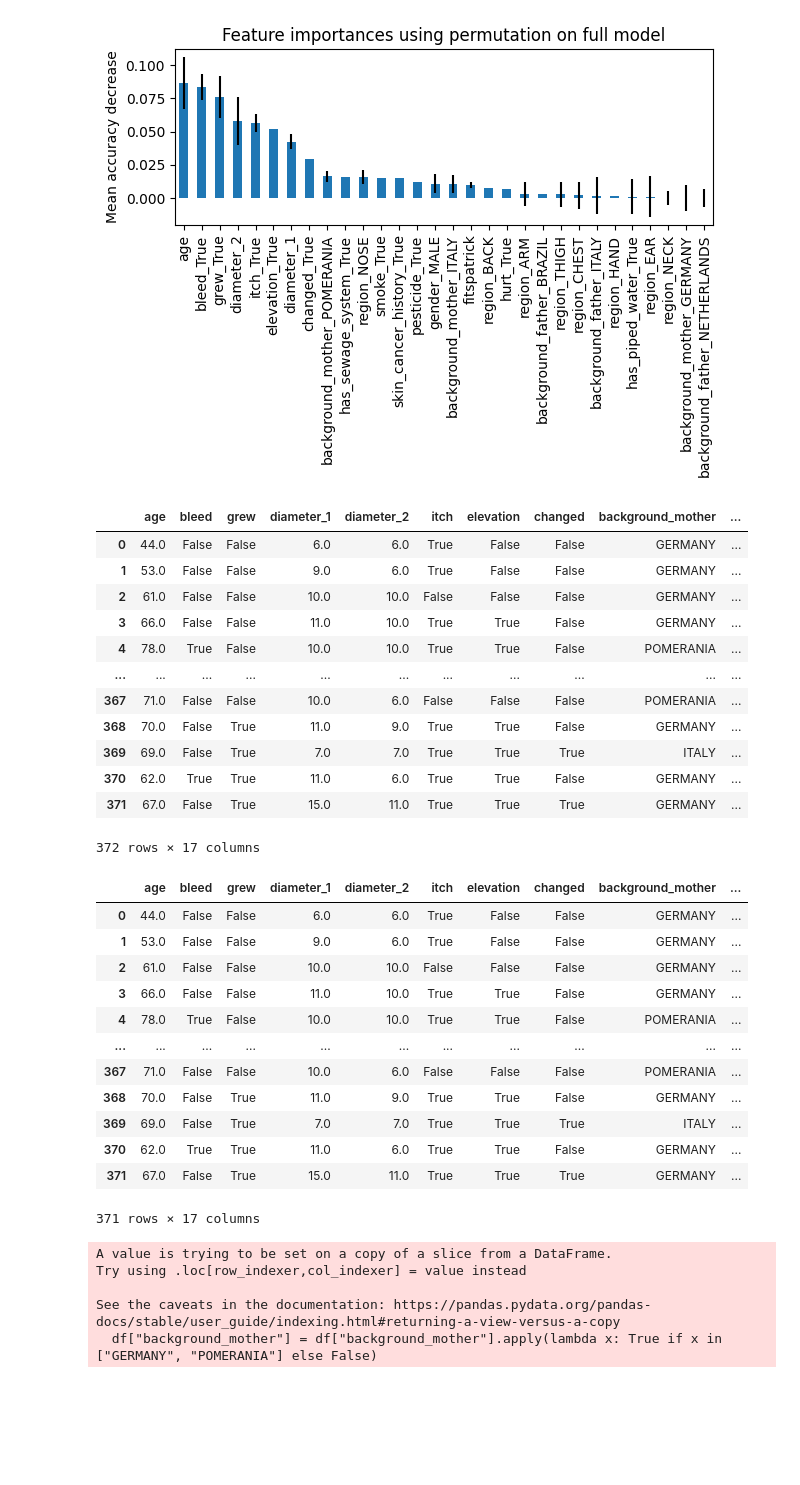
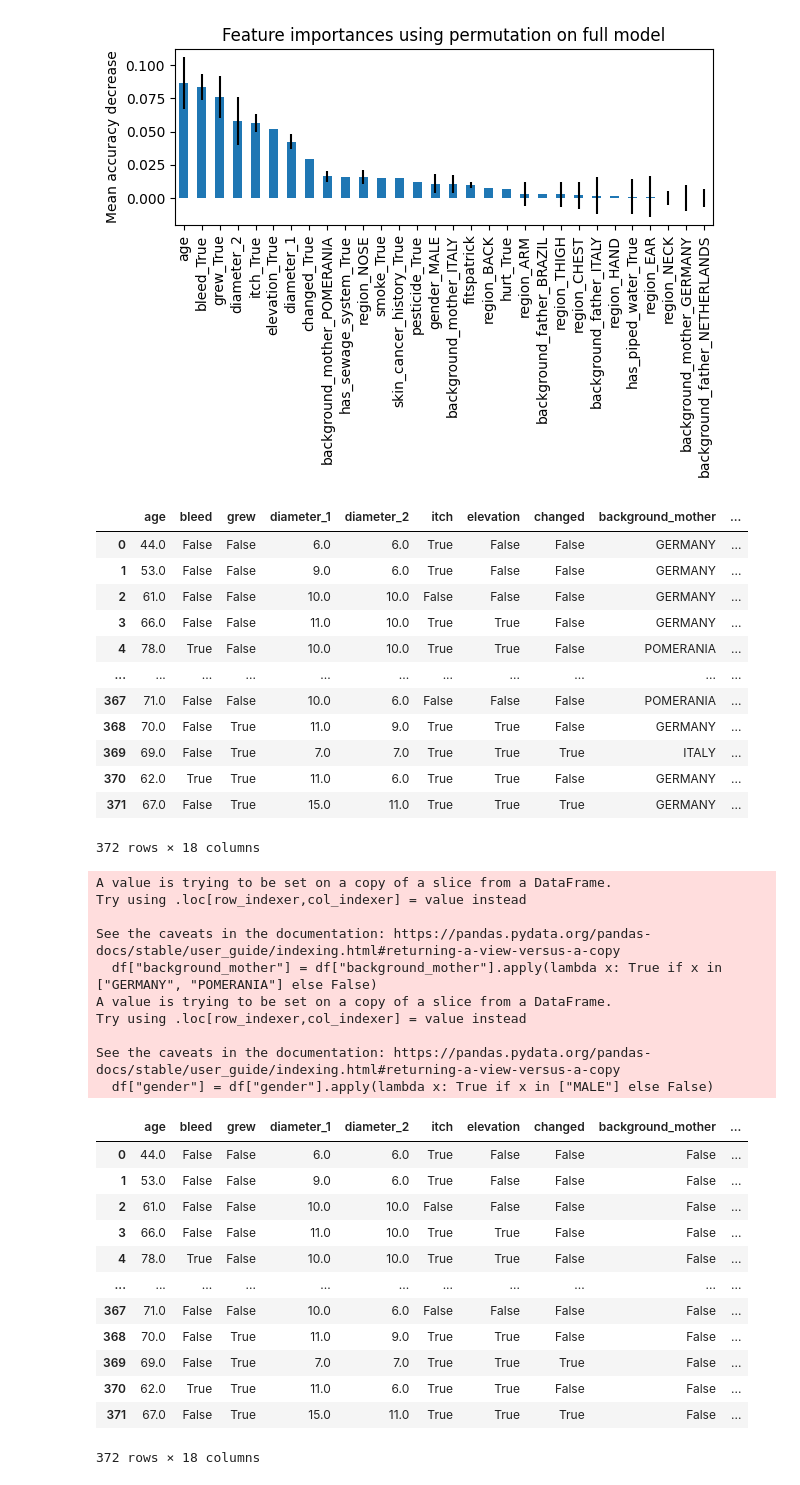
Before and after one commit to Berkay-Bozkurt/Skin-Disease-Detection, a Jupyter notebook: CSV_preparation.ipynb, the cells around one changed output. Drawn from its saved outputs; the diff is of its cells as text; code cells hidden in the pictures; blank space fills up the shorter version.

```diff
--- a/CSV_preparation.ipynb
+++ b/CSV_preparation.ipynb
@@ -264,7 +264,7 @@ plt.show()
 # %%
 df=filled_df[["age", "bleed", "grew", "diameter_1", "diameter_2", "itch",
               "elevation", "changed", "background_mother", "has_sewage_system",
-              "region", "smoke", 'gender', 'pesticide', "fitspatrick", "hurt", "diagnostic"]]
+              "region", "smoke", 'gender', 'pesticide', "fitspatrick", "hurt", "diagnostic", "img_id"]]
 df
 # %% [output]
 |  | age | bleed | grew | diameter_1 | diameter_2 | itch | elevation | changed | background_mother | ... |
@@ -279,29 +279,34 @@ df
 | 369 | 69.0 | False | True | 7.0 | 7.0 | True | True | True | ITALY | ... |
 | 370 | 62.0 | True | True | 11.0 | 6.0 | True | True | False | GERMANY | ... |
 | 371 | 67.0 | False | True | 15.0 | 11.0 | True | True | True | GERMANY | ... |
-372 rows × 17 columns
+372 rows × 18 columns
-# %%
-df_filtered=df.loc[df["background_mother"]!="POLAND", :].copy()
-df_filtered
-# %% [output]
-|  | age | bleed | grew | diameter_1 | diameter_2 | itch | elevation | changed | background_mother | ... |
-| 0 | 44.0 | False | False | 6.0 | 6.0 | True | False | False | GERMANY | ... |
-| 1 | 53.0 | False | False | 9.0 | 6.0 | True | False | False | GERMANY | ... |
-| 2 | 61.0 | False | False | 10.0 | 10.0 | False | False | False | GERMANY | ... |
-| 3 | 66.0 | False | False | 11.0 | 10.0 | True | True | False | GERMANY | ... |
-| 4 | 78.0 | True | False | 10.0 | 10.0 | True | True | False | POMERANIA | ... |
-| ... | ... | ... | ... | ... | ... | ... | ... | ... | ... | ... |
-| 367 | 71.0 | False | False | 10.0 | 6.0 | False | False | False | POMERANIA | ... |
-| 368 | 70.0 | False | True | 11.0 | 9.0 | True | True | False | GERMANY | ... |
-| 369 | 69.0 | False | True | 7.0 | 7.0 | True | True | True | ITALY | ... |
-| 370 | 62.0 | True | True | 11.0 | 6.0 | True | True | False | GERMANY | ... |
-| 371 | 67.0 | False | True | 15.0 | 11.0 | True | True | True | GERMANY | ... |
-371 rows × 17 columns
 # %%
 df["background_mother"] = df["background_mother"].apply(lambda x: True if x in ["GERMANY", "POMERANIA"] else False)
+df["gender"] = df["gender"].apply(lambda x: True if x in ["MALE"] else False)
 # %% [output]
 A value is trying to be set on a copy of a slice from a DataFrame.
 Try using .loc[row_indexer,col_indexer] = value instead
 
 See the caveats in the documentation: https://pandas.pydata.org/pandas-docs/stable/user_guide/indexing.html#returning-a-view-versus-a-copy
   df["background_mother"] = df["background_mother"].apply(lambda x: True if x in ["GERMANY", "POMERANIA"] else False)
+A value is trying to be set on a copy of a slice from a DataFrame.
+Try using .loc[row_indexer,col_indexer] = value instead
+
+See the caveats in the documentation: https://pandas.pydata.org/pandas-docs/stable/user_guide/indexing.html#returning-a-view-versus-a-copy
+  df["gender"] = df["gender"].apply(lambda x: True if x in ["MALE"] else False)
+# %%
+df
+# %% [output]
+|  | age | bleed | grew | diameter_1 | diameter_2 | itch | elevation | changed | background_mother | ... |
+| 0 | 44.0 | False | False | 6.0 | 6.0 | True | False | False | False | ... |
+| 1 | 53.0 | False | False | 9.0 | 6.0 | True | False | False | False | ... |
+| 2 | 61.0 | False | False | 10.0 | 10.0 | False | False | False | False | ... |
+| 3 | 66.0 | False | False | 11.0 | 10.0 | True | True | False | False | ... |
+| 4 | 78.0 | True | False | 10.0 | 10.0 | True | True | False | False | ... |
+| ... | ... | ... | ... | ... | ... | ... | ... | ... | ... | ... |
+| 367 | 71.0 | False | False | 10.0 | 6.0 | False | False | False | False | ... |
+| 368 | 70.0 | False | True | 11.0 | 9.0 | True | True | False | False | ... |
+| 369 | 69.0 | False | True | 7.0 | 7.0 | True | True | True | False | ... |
+| 370 | 62.0 | True | True | 11.0 | 6.0 | True | True | False | False | ... |
+| 371 | 67.0 | False | True | 15.0 | 11.0 | True | True | True | False | ... |
+372 rows × 18 columns
```
Also changed, not shown: parts of 9 cells of this notebook.
